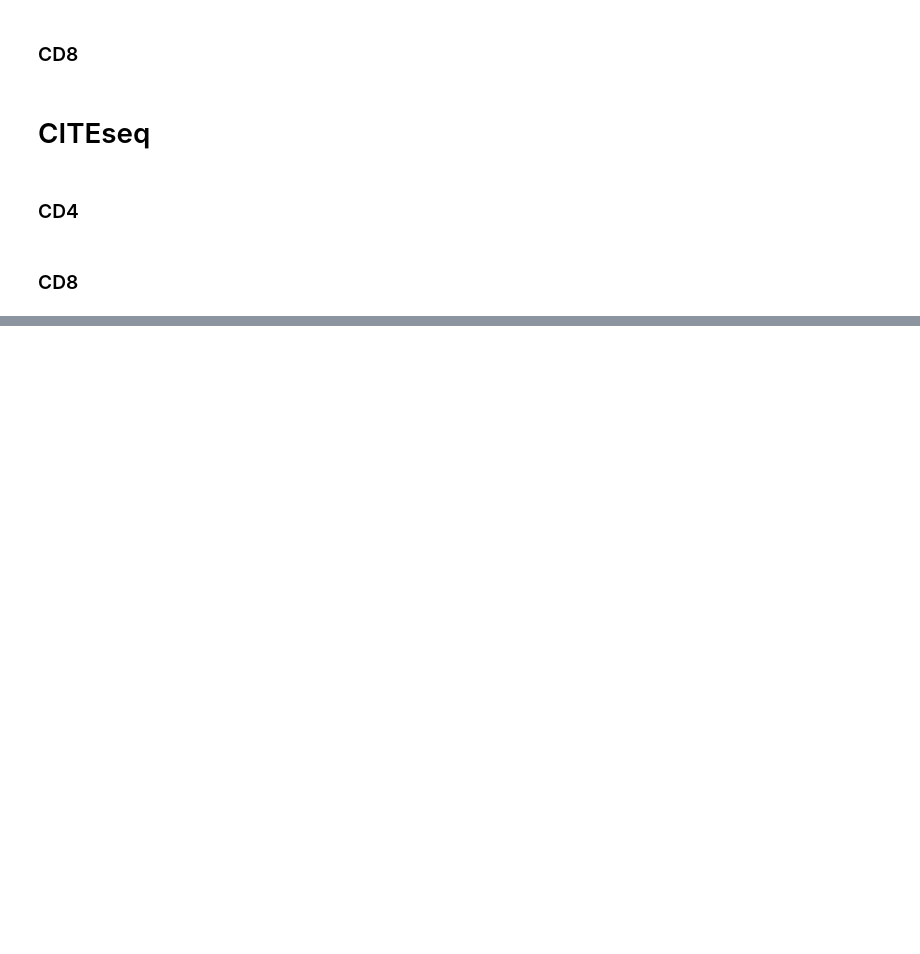
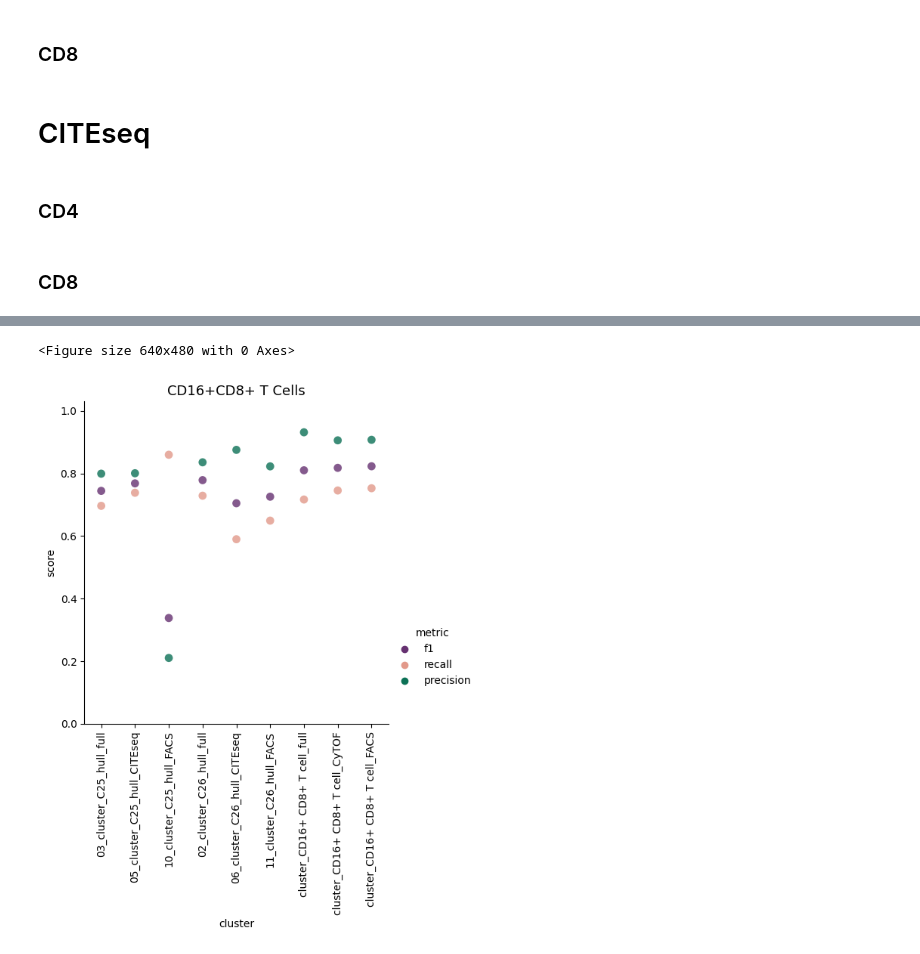
Before and after one commit to buettnerlab/reproducibility_convex_gating, a Jupyter notebook: Figure_7/F7_01_auswertung_hull.ipynb, the cells around one changed output, grey strips where cells are left out. Drawn from its saved outputs; the diff is of its cells as text; code cells hidden in the pictures; blank space fills up the shorter version.

```diff
--- a/Figure_7/F7_01_auswertung_hull.ipynb
+++ b/Figure_7/F7_01_auswertung_hull.ipynb
@@ -148,0 +174,21 @@ df_summary_citeseq_CD8.to_csv('F7_01_df_summary_citeseq_CD8')
+# %%
+df_CD8 = df_summary_cytof_CD8.append(df_summary_citeseq_CD8)
+df_CD8['cluster'] = df_CD8['cluster'] + '_' + df_CD8['panel']
+df_CD8_melted = pd.melt(df_CD8[['f1','recall','precision','cluster']], id_vars="cluster", var_name="metric", value_name="score")
+
+palette={"recall": "#e2998a","f1": "#663171","precision":"#0c7156"}
+
+order = ['03_cluster_C25_hull_full','05_cluster_C25_hull_CITEseq','10_cluster_C25_hull_FACS',
+         '02_cluster_C26_hull_full','06_cluster_C26_hull_CITEseq','11_cluster_C26_hull_FACS','cluster_CD16+ CD8+ T cell_full',
+         'cluster_CD16+ CD8+ T cell_CyTOF',
+         'cluster_CD16+ CD8+ T cell_FACS']
+# %%
+plt.figure()
+sns.catplot(x='cluster', y="score", hue="metric", data=df_CD8_melted,s=60, kind='swarm',palette=palette,order = order,height = 5,alpha = 0.8)
+plt.ylim([0,1.03])
+plt.xticks(rotation=90)
+plt.title('CD16+CD8+ T Cells',fontsize =13)
+plt.savefig('F7_01_CD16CD8_T_cells_summary.pdf',bbox_inches='tight')
+# %% [output]
+<Figure size 640x480 with 0 Axes>
+[figure, added]
```
Also changed, not shown: parts of 9 cells of this notebook, 2 other files.
